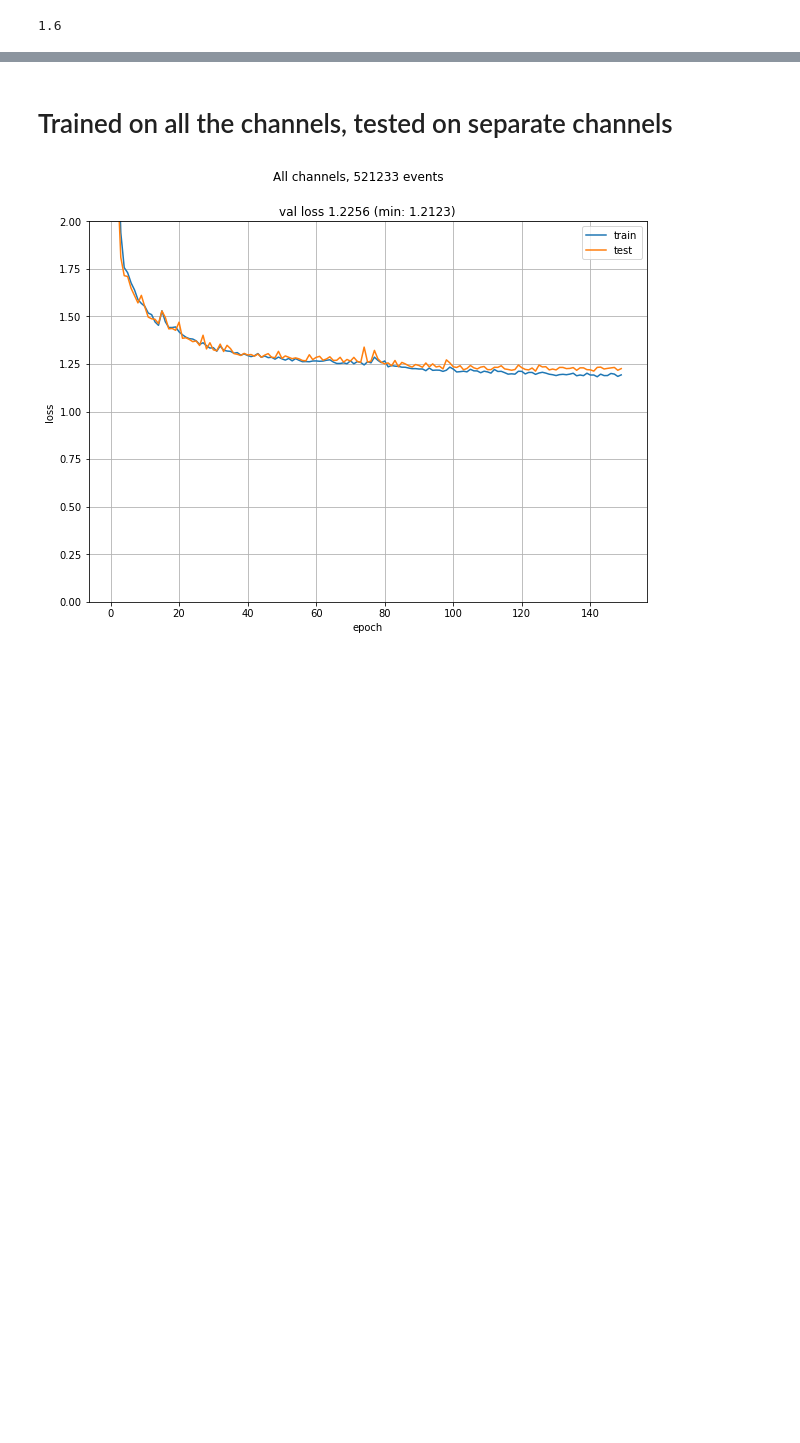
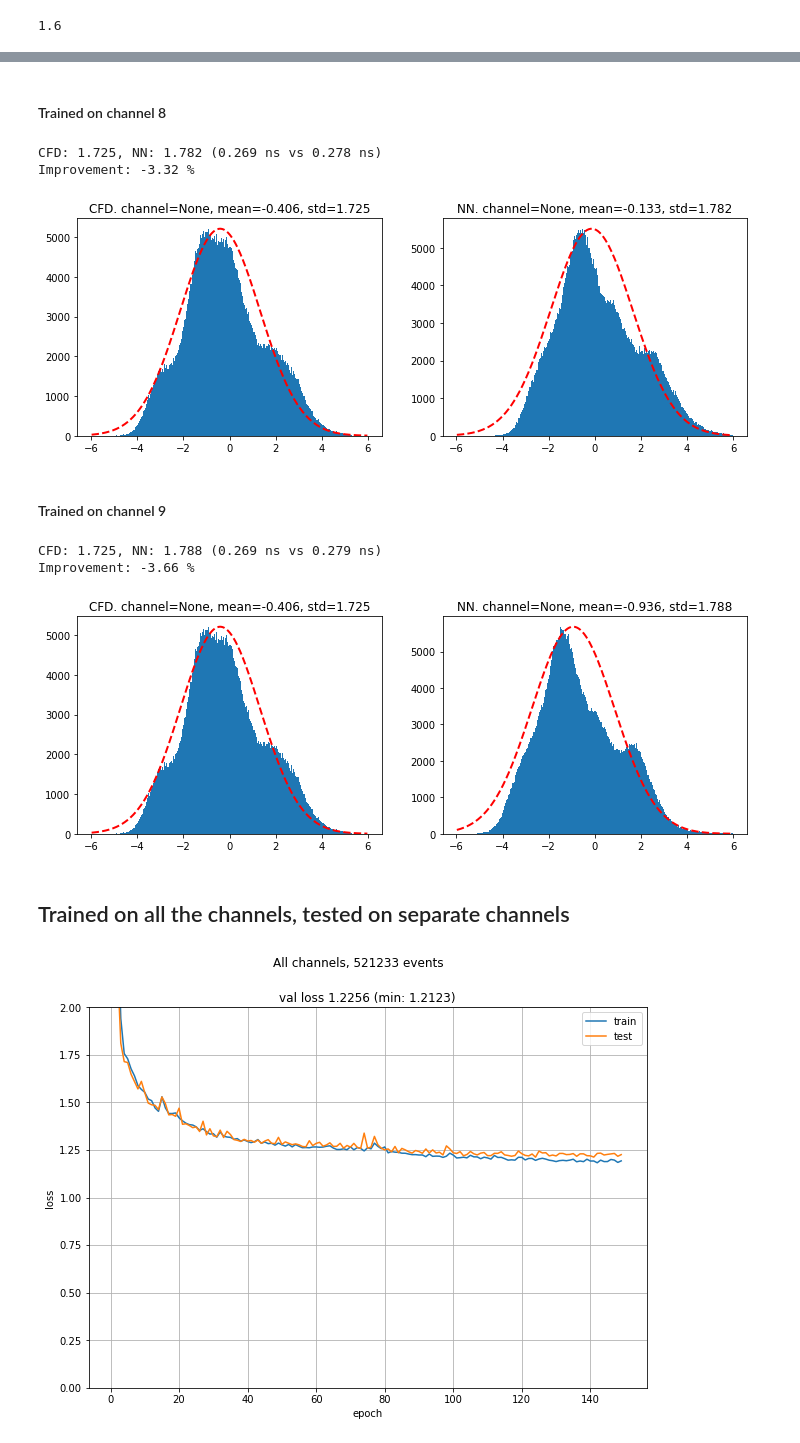
Before and after one commit to MatiXOfficial/pps-diamond-time-measurement, a Jupyter notebook: notebooks/neural_network_tests/nn_channels_experiments.ipynb, the cells around one changed output, grey strips where cells are left out. Cells and saved outputs as stored; diff of their text form; code cells hidden in the pictures; blank space fills up the shorter version.

```diff
--- a/notebooks/neural_network_tests/nn_channels_experiments.ipynb
+++ b/notebooks/neural_network_tests/nn_channels_experiments.ipynb
@@ -46,8 +48,8 @@ def plot_samples(X, y, y_pred, indices=[10, 11, 12, 13, 500, 1000, 2000, 3000]):
         diff = abs(y[idx] - y_pred[idx])
         plt.title(f'Diff: {diff:0.4f} ({diff * TIME_STEP:0.4f}) ns')
 
-def plot_difference_hist(y_true, y_pred, channel, method, hist_range=(-2, 2), n_bins=100):
-    mu, std = plot_diff_hist_stats(y_true, y_pred, show=False, n_bins=n_bins, hist_range=hist_range, hist_label=f'', plot_gauss=True, return_gauss_stats=True)
+def plot_difference_hist(y_true, y_pred, channel, method, hist_range=(-2, 2), n_bins=100, return_gauss_stats=True):
+    mu, std = plot_diff_hist_stats(y_true, y_pred, show=False, n_bins=n_bins, hist_range=hist_range, hist_label=f'', plot_gauss=True, return_gauss_stats=return_gauss_stats)
 
     plt.title(f'{method}. channel={channel}, mean={mu:0.3f}, std={std:0.3f}')
     return std
@@ -100,22 +102,28 @@ def pred_and_retrieve_y(model, X):
             y_pred[i] = np.average(np.arange(len(y)), weights=y)
     return y_pred
 
-def compare_model_with_cfd(model, cfd, X, y_true, channel=None, figsize=(12, 4), show=True):
-    y_cfd = np.array([cfd.predict(x) for x in X])
+def compare_model_with_cfd(model, cfd, X, y_true, channel=None, figsize=(12, 4), show=True, y_cfd=None, return_gauss_stats=True):
+    if y_cfd is None:
+        y_cfd = np.array([cfd.predict(x) for x in X])
+        n_none = list(y_cfd).count(None)
+        if n_none > 0:
+            print(f'--------------------> CFD returned {n_none} Nones out of {len(y_cfd)} examples')
+    y_cfd = y_cfd.astype(np.float64)
     y_model = pred_and_retrieve_y(model, X)
 
     mask = y_cfd != None
+    y_true = y_true[mask]
     y_cfd = y_cfd[mask]
     y_model = y_model[mask]
 
-    print('=========================================================================')
-    print(f'Channel {channel}')
+    if channel is not None:
+        display(HTML(f'<h4>Channel {channel}</h4>'))
 
     plt.figure(figsize=figsize)
     plt.subplot(1, 2, 1)
-    std_cfd = plot_difference_hist(y_true, y_cfd, channel, 'CFD', hist_range=(-3, 3), n_bins=100)
+    std_cfd = plot_difference_hist(y_true, y_cfd, channel, 'CFD', hist_range=(-6, 6), n_bins=300, return_gauss_stats=return_gauss_stats)
     plt.subplot(1, 2, 2)
-    std_model = plot_difference_hist(y_true, y_model, channel, 'NN', hist_range=(-3, 3), n_bins=100)
+    std_model = plot_difference_hist(y_true, y_model, channel, 'NN', hist_range=(-6, 6), n_bins=300, return_gauss_stats=return_gauss_stats)
 
     improvement = (std_cfd - std_model) / std_cfd
     print(f"CFD: {std_cfd:0.3f}, NN: {std_model:0.3f} ({std_cfd * TIME_STEP:0.3f} ns vs {std_model * TIME_STEP:0.3f} ns)")
@@ -216,4 +227,7 @@ y_all = np.hstack([data[1] for data in all_channels_data.values()])
 
 X_all_aug, y_all_aug = augmentation_random_cut(X_all, y_all, 8, seed=42, apply=True)
 
+y_all_cfd = np.array([cfd.predict(x) for x in X_all_aug])
+print(f'CFD returned {list(y_all_cfd).count(None)} Nones out of {len(y_all_cfd)} examples')
+
 Y_all_heatmap = np.array([gaussian_kernel(y) for y in y_all_aug])
@@ -232,5 +236,24 @@ model.evaluate(X_all_aug, Y_all_heatmap, batch_size=8192)
+# %%
+for channel in list(all_channels_data.keys())[:2]:
+    model = create_model(filters_mult=4)
+    model.load_weights(f'model_weights/nn_channels_experiments/model_separate_{channel}/weights')
+    model.compile(loss='mse', optimizer=optimizers.Adam(), loss_weights=100)
+
+    display(HTML(f'<h4>Trained on channel {channel}</h4>'))
+
+    # model.evaluate(X_all_aug, Y_all_heatmap, batch_size=8192)
+    compare_model_with_cfd(model, cfd, X_all_aug, y_all_aug, y_cfd=y_all_cfd, show=True)
+# %% [output]
+Trained on channel 8
+CFD: 1.725, NN: 1.782 (0.269 ns vs 0.278 ns)
+Improvement: -3.32 %
+[figure, added]
+Trained on channel 9
+CFD: 1.725, NN: 1.788 (0.269 ns vs 0.279 ns)
+Improvement: -3.66 %
+[figure, added]
 # %% [markdown]
-# Trained on all the channels, tested on separate channels
+## Trained on all the channels, tested on separate channels
 # %%
 X_all_train, X_all_test, y_all_train, y_all_test = train_test_split(X_all_aug, y_all_aug, test_size=0.2, random_state=42)
 
```
Also changed, not shown: parts of 9 cells of this notebook, 1 other file.
